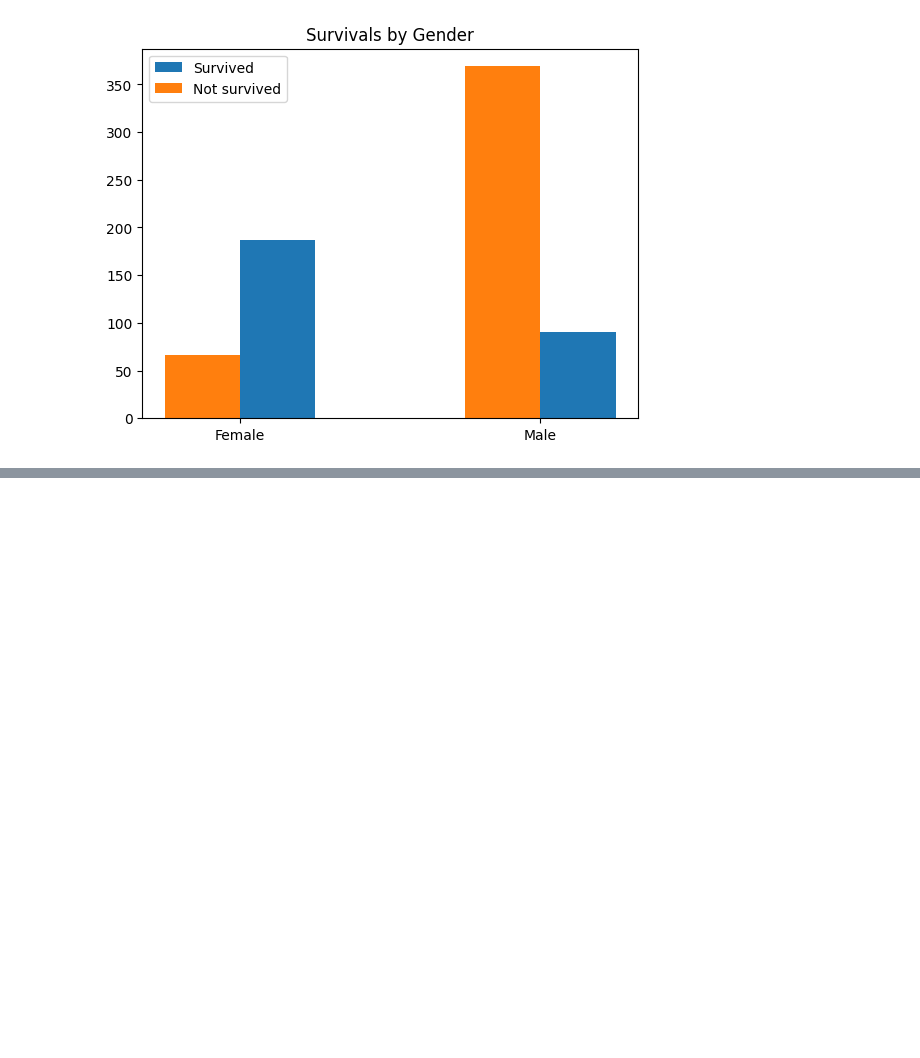
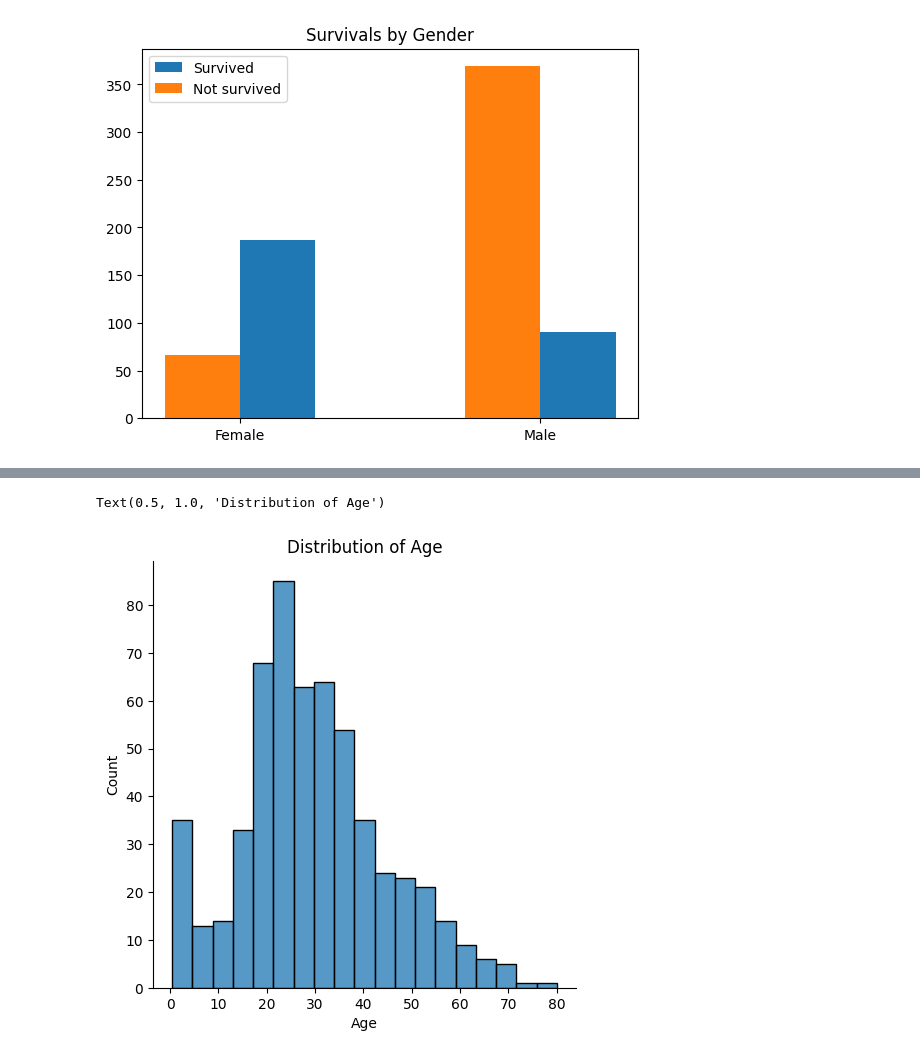
Before and after one commit to Aayush-1333/Project_Titanica, a Jupyter notebook: 1_EDA.ipynb, the cells around one changed output, grey strips where cells are left out. Saved outputs shown, nothing was run; the diff lists cells and outputs as text; code cells hidden in the pictures; blank space fills up the shorter version.

```diff
--- a/1_EDA.ipynb
+++ b/1_EDA.ipynb
@@ -145,0 +176,6 @@ plt.show()
+# %%
+sns.displot(data=train_data, x='Age')
+plt.title("Distribution of Age")
+# %% [output]
+Text(0.5, 1.0, 'Distribution of Age')
+[figure, added]
```
Also changed, not shown: parts of 50 cells of this notebook, 6 other files.
